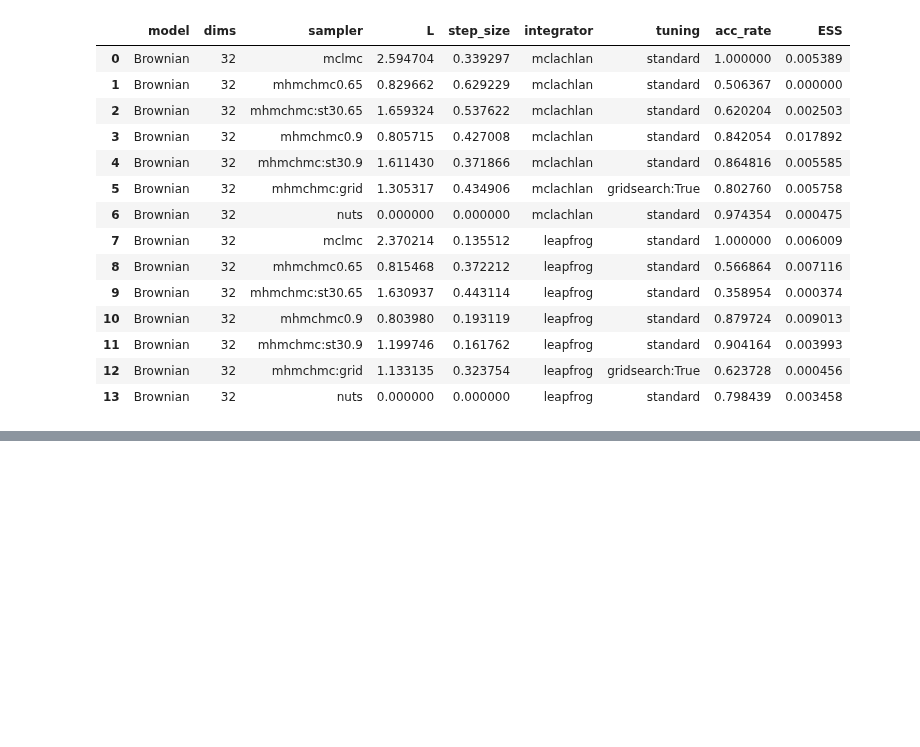
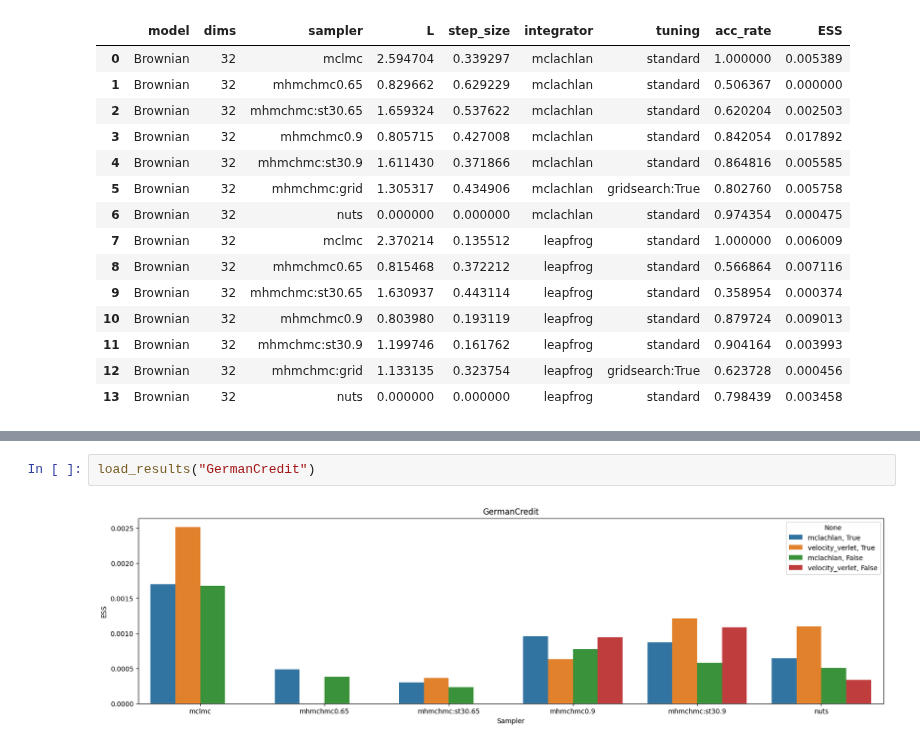
Before and after one commit to JakobRobnik/MicroCanonicalHMC, a Jupyter notebook: benchmarks/mcmc/results.ipynb, the cells around one changed output, grey strips where cells are left out. Cells and saved outputs as stored; diff of their text form; blank space fills up the shorter version.

```diff
--- a/benchmarks/mcmc/results.ipynb
+++ b/benchmarks/mcmc/results.ipynb
@@ -393,3 +414,7 @@ load_results("Brownian")
 | 21 | Brownian | 32 | mhmchmc0.9 | 0.811592 | 0.737811 | velocity_verlet | standard | 0.971546 | True | ... |
 | 22 | Brownian | 32 | mhmchmc:st30.9 | 1.623184 | 1.256775 | velocity_verlet | standard | 0.873862 | True | ... |
 | 23 | Brownian | 32 | nuts | 0.000000 | 0.000000 | velocity_verlet | standard | 0.873792 | True | ... |
+# %%
+load_results("GermanCredit")
+# %% [output]
+[figure, added]
```
Also changed, not shown: parts of 3 cells of this notebook, 2 other files.
